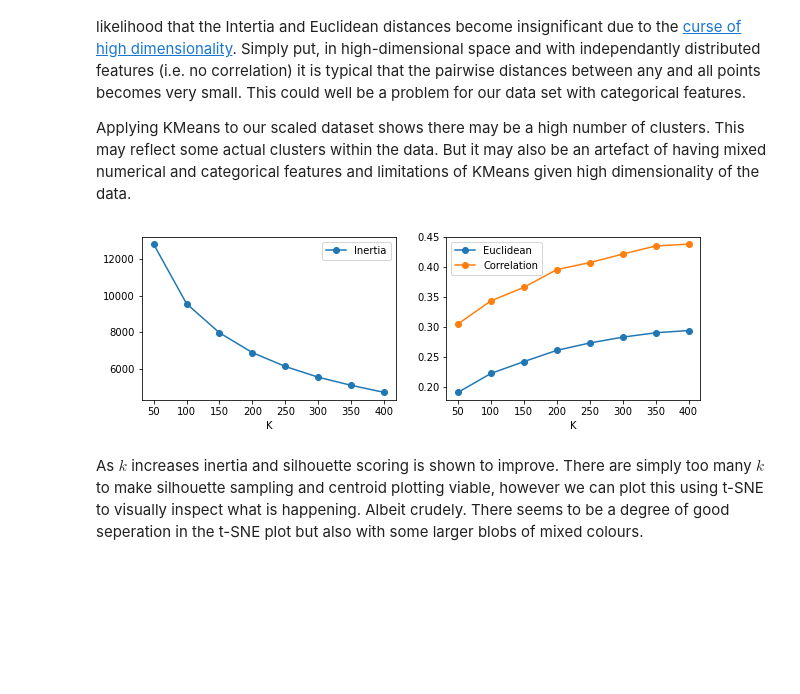
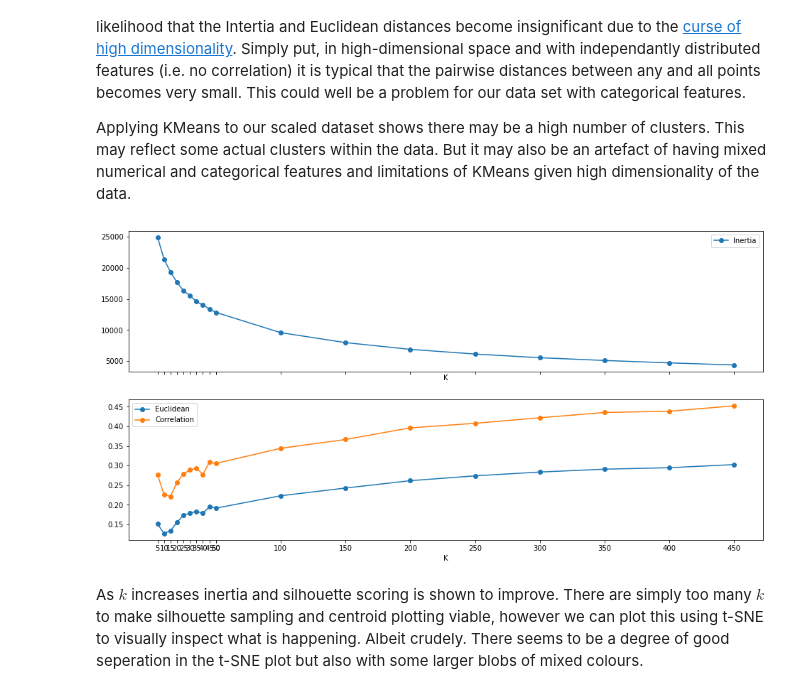
Before and after one commit to bpostance/learn_data_science, a Jupyter notebook: ML/2.3_Clustering/1.1-Clustering-Mixed-Data.ipynb, the cells around one changed output. Cells and saved outputs as stored; diff of their text form; code cells hidden in the pictures; blank space fills up the shorter version.

```diff
--- a/ML/2.3_Clustering/1.1-Clustering-Mixed-Data.ipynb
+++ b/ML/2.3_Clustering/1.1-Clustering-Mixed-Data.ipynb
@@ -546,25 +550,26 @@ For high-dimensional data (e.g. lots of features) and with mixed data-types, the
 Applying KMeans to our scaled dataset shows there may be a high number of clusters. This may reflect some actual clusters within the data. But it may also be an artefact of having mixed numerical and categorical features and limitations of KMeans given high dimensionality of the data.
 # %%
 results = dict()
-k_cand = np.arange(50,450,50)
+k_cand = list(np.arange(5,55,5))
+k_cand.extend(list(np.arange(50,500,50)))
 
 for k in k_cand:
     kmeans = KMeans(n_clusters=k, random_state=0).fit(Xy_scaled)
     score0 = kmeans.inertia_
     score1 = silhouette_score(Xy_scaled,kmeans.labels_,metric='euclidean')
     score2 = silhouette_score(Xy_scaled,kmeans.labels_,metric='correlation')
     results[k] = {'k':kmeans,'s0':score0,'s1':score1,'s2':score2}
 
-fig,axs = plt.subplots(1,2,sharex=True,figsize=(10,3))
+fig,axs = plt.subplots(2,1,sharex=True,figsize=(16,8))
 axs[0].plot([i for i in results.keys()],[i['s0'] for i in results.values()],'o-',label='Inertia')
 axs[1].plot([i for i in results.keys()],[i['s1'] for i in results.values()],'o-',label='Euclidean')
 axs[1].plot([i for i in results.keys()],[i['s2'] for i in results.values()],'o-',label='Correlation')
 for ax in axs:
     ax.set_xticks(k_cand)
     ax.set_xlabel('K')
     ax.legend()
 # %% [output]
-[figure, old version]
+[figure, new version]
 # %% [markdown]
 As $k$ increases inertia and silhouette scoring is shown to improve. There are simply too many $k$ to make silhouette sampling and centroid plotting viable, however we can plot this using t-SNE to visually inspect what is happening. Albeit crudely. There seems to be a degree of good seperation in the t-SNE plot but also with some larger blobs of mixed colours.
 # %%
```
Also changed, not shown: parts of 75 cells of this notebook, 1 other file.
